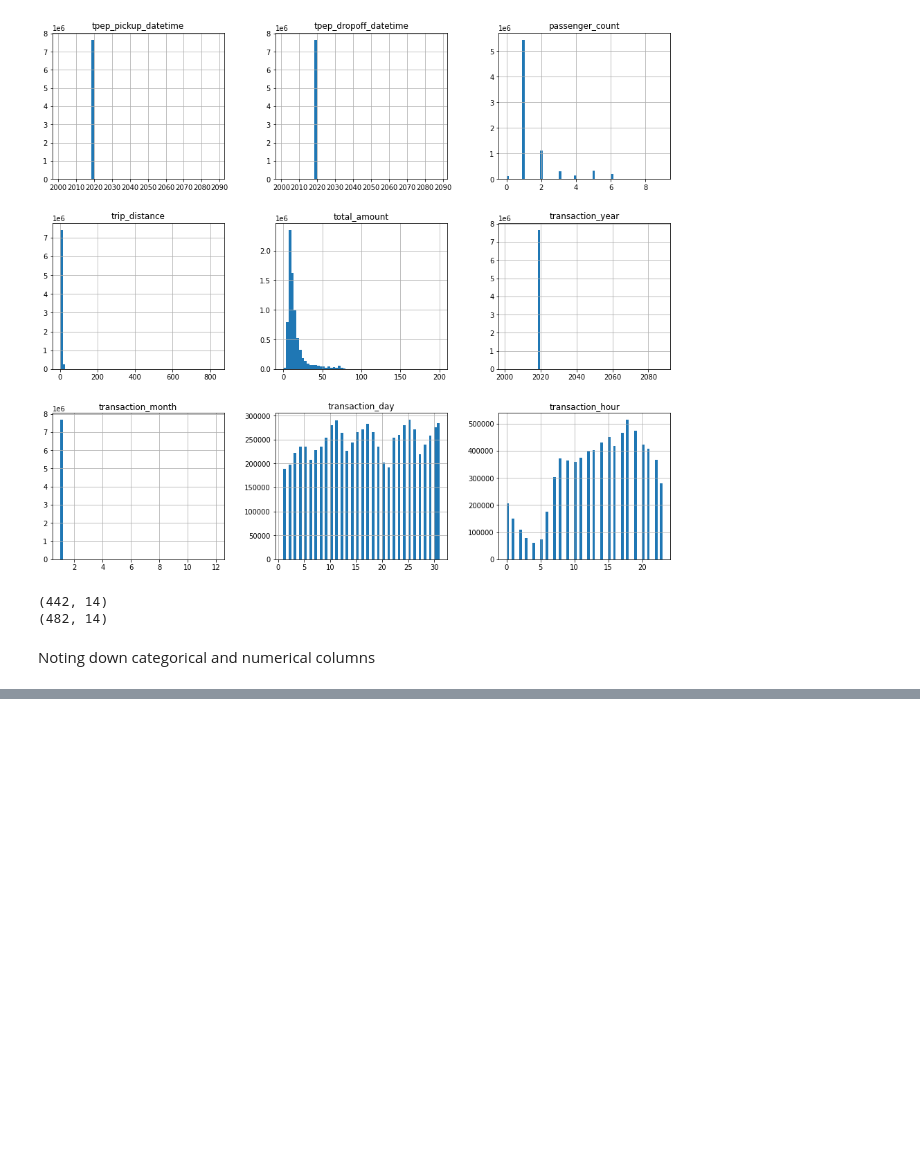
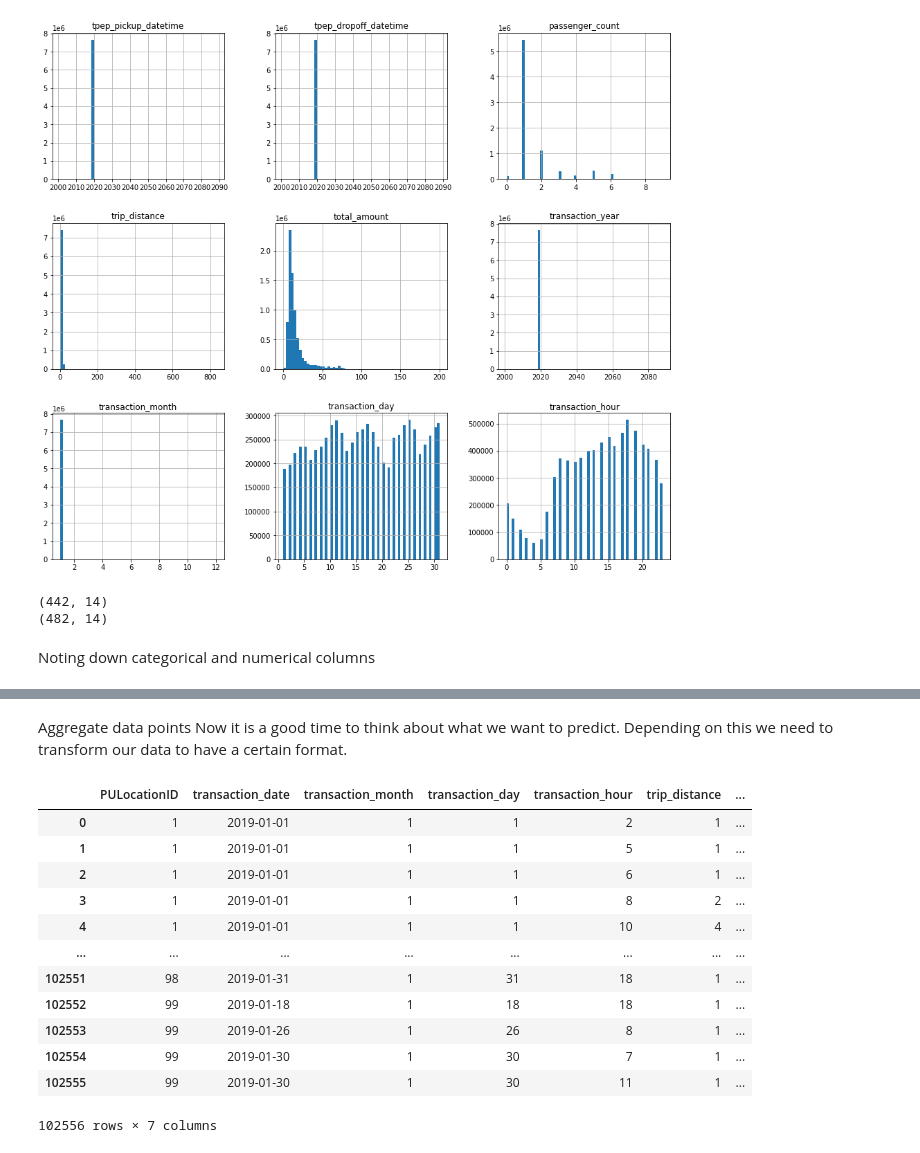
Before and after one commit to getpeped/Projects, a Jupyter notebook: yellow_taxi_trip_records/module2.ipynb, the cells around one changed output, grey strips where cells are left out. Drawn from its saved outputs; the diff is of its cells as text; code cells hidden in the pictures; blank space fills up the shorter version.

```diff
--- a/yellow_taxi_trip_records/module2.ipynb
+++ b/yellow_taxi_trip_records/module2.ipynb
@@ -335,3 +335,7 @@ Noting down categorical and numerical columns
 categorical_cols = ['PULocationID', 'transaction_date', 'transaction_month', 'transaction_day', 'transaction_hour']
 numerical_cols = ['trip_distance', 'total_amount']
 all_needed_cols = categorical_cols + numerical_cols
+# %%
+main_taxi_df = taxi_data_prepared[all_needed_cols]
+print(main_taxi_df.shape)
+main_taxi_df.head()
@@ -337,0 +350,22 @@ all_needed_cols = categorical_cols + numerical_cols
+# %% [markdown]
+Aggregate data points
+Now it is a good time to think about what we want to predict.
+Depending on this we need to transform our data to have a certain format.
+# %%
+taxi_grouped_by_region = main_taxi_df.groupby(categorical_cols).mean().reset_index()
+# taxi_grouped_by_region['count_of_transactions'] = main_taxi_df(categorical_cols).count()
+main_taxi_df.groupby(categorical_cols).count().reset_index()['total_amount']
+# %% [output]
+|  | PULocationID | transaction_date | transaction_month | transaction_day | transaction_hour | trip_distance | ... |
+| 0 | 1 | 2019-01-01 | 1 | 1 | 2 | 1 | ... |
+| 1 | 1 | 2019-01-01 | 1 | 1 | 5 | 1 | ... |
+| 2 | 1 | 2019-01-01 | 1 | 1 | 6 | 1 | ... |
+| 3 | 1 | 2019-01-01 | 1 | 1 | 8 | 2 | ... |
+| 4 | 1 | 2019-01-01 | 1 | 1 | 10 | 4 | ... |
+| ... | ... | ... | ... | ... | ... | ... | ... |
+| 102551 | 98 | 2019-01-31 | 1 | 31 | 18 | 1 | ... |
+| 102552 | 99 | 2019-01-18 | 1 | 18 | 18 | 1 | ... |
+| 102553 | 99 | 2019-01-26 | 1 | 26 | 8 | 1 | ... |
+| 102554 | 99 | 2019-01-30 | 1 | 30 | 7 | 1 | ... |
+| 102555 | 99 | 2019-01-30 | 1 | 30 | 11 | 1 | ... |
+102556 rows × 7 columns
```
Also changed, not shown: parts of 1 cell of this notebook.
